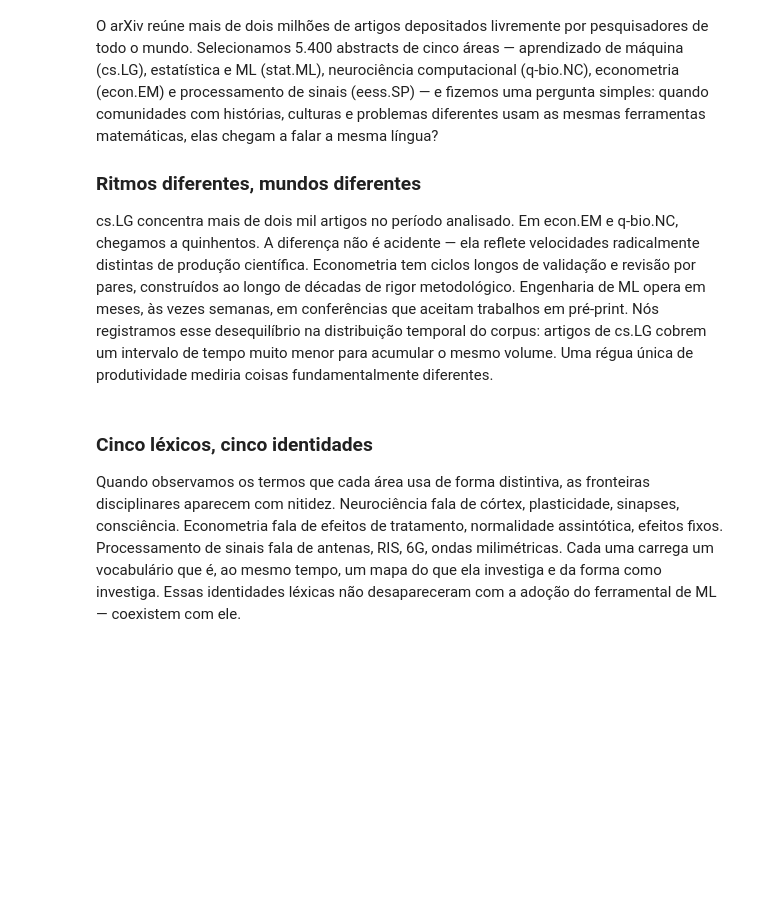
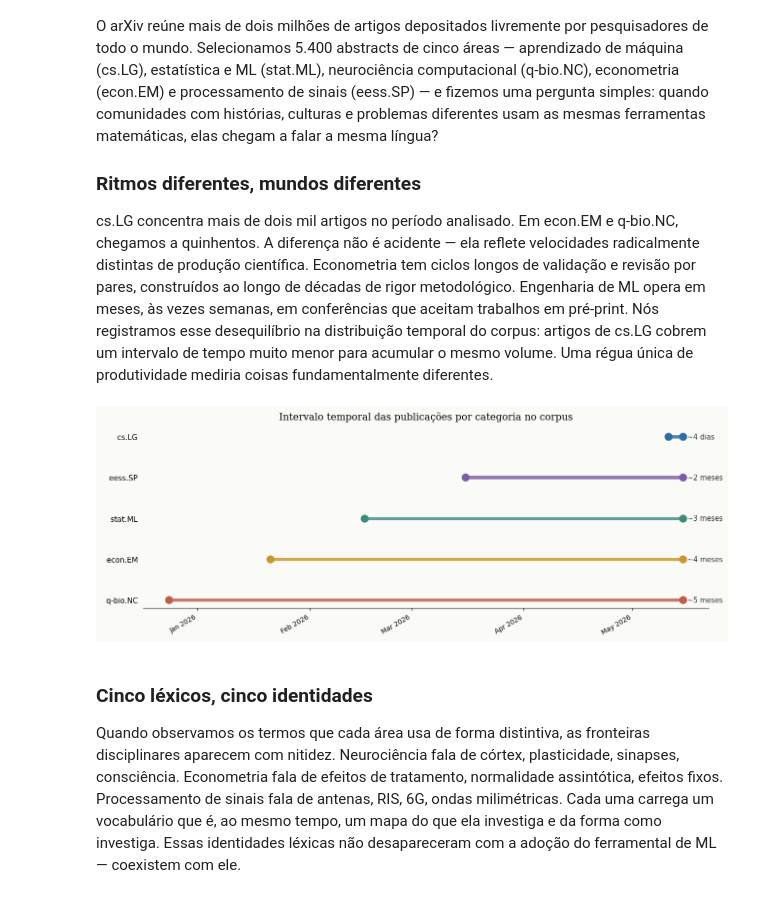
Before and after one commit to danimoreira90/arxiv-nlp-pipeline, a Jupyter notebook: notebook.ipynb, the cells around one changed output. Cells and saved outputs as stored; diff of their text form; code cells hidden in the pictures; blank space fills up the shorter version.

Commit message:
feat: sintese, figuras de sintese e refinamento visual (Fase 5)

```diff
--- a/notebook.ipynb
+++ b/notebook.ipynb
@@ -2131,34 +2134,36 @@ _dr = (_pub.groupby('primary_category')['published']
 _dr['days'] = (_dr['end'] - _dr['start']).dt.days
 _dr = _dr.sort_values('days', ascending=False)  # q-bio.NC first, cs.LG last
 
 def _fmt_span(days):
     if days >= 21:  return f'~{round(days/30)} meses'
     elif days >= 7: return f'~{round(days/7)} semanas'
     else:           return f'~{days} dias'
 
 fig, ax = plt.subplots(figsize=(12, 4.5))
 fig.patch.set_facecolor('#FAFAF7'); ax.set_facecolor('#FAFAF7')
 
 for i, (cat, row) in enumerate(_dr.iterrows()):
     col = CATEGORY_COLORS[cat]
     x0 = mdates.date2num(row['start'])
     x1 = mdates.date2num(row['end'])
-    ax.hlines(i, x0, x1, color=col, linewidth=4.5, solid_capstyle='round', alpha=0.82)
+    ax.hlines(i, x0, x1, color=col, linewidth=4.5, alpha=0.82)
     ax.scatter([x0, x1], [i, i], color=col, s=95, zorder=5)
     ax.text(x1, i, f'  {_fmt_span(row["days"])}', va='center', ha='left', fontsize=9.5, color='#333')
 
 ax.set_yticks(range(len(_dr)))
 ax.set_yticklabels([f'  {c}' for c in _dr.index], fontsize=10)
 ax.xaxis.set_major_formatter(mdates.DateFormatter('%b %Y'))
 ax.xaxis.set_major_locator(mdates.MonthLocator(interval=1))
 plt.setp(ax.xaxis.get_majorticklabels(), rotation=30, ha='right', fontsize=9)
 ax.set_title('Intervalo temporal das publicações por categoria no corpus',
              fontsize=13, fontfamily='DejaVu Serif', pad=12)
 for _s in ['top', 'right', 'left']: ax.spines[_s].set_visible(False)
 ax.tick_params(left=False)
 plt.tight_layout()
 plt.savefig('outputs/fig_sintese_1.png', dpi=180, bbox_inches='tight', facecolor='#FAFAF7')
 plt.show()
+# %% [output]
+[figure, added]
 # %% [markdown]
 ### Cinco léxicos, cinco identidades
 
```
Also changed, not shown: parts of 12 cells of this notebook.
